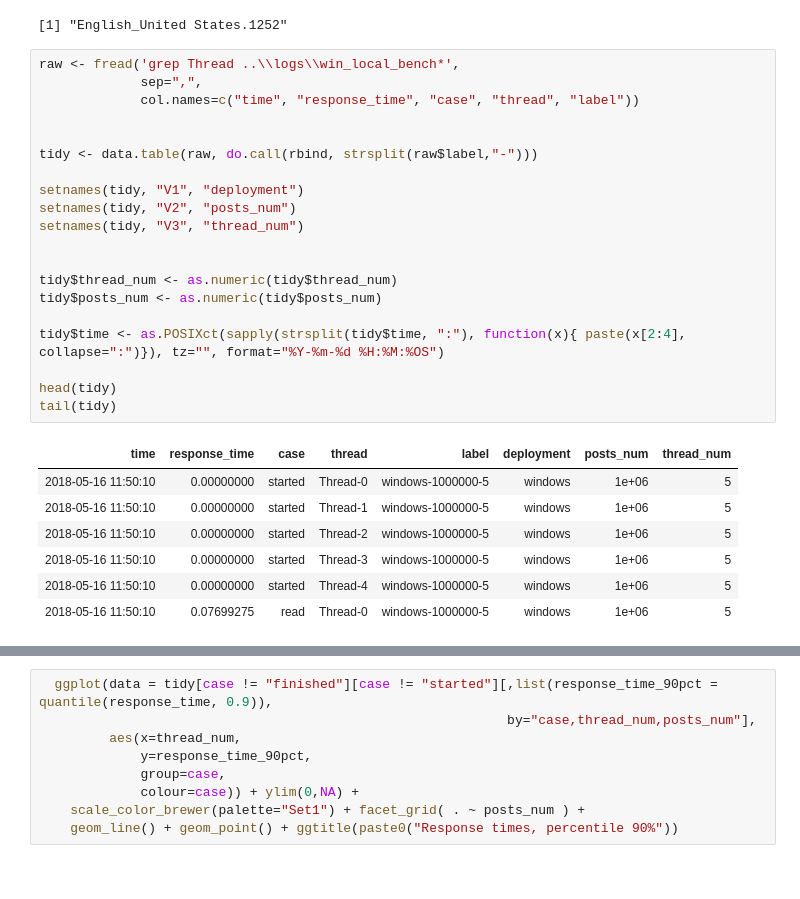
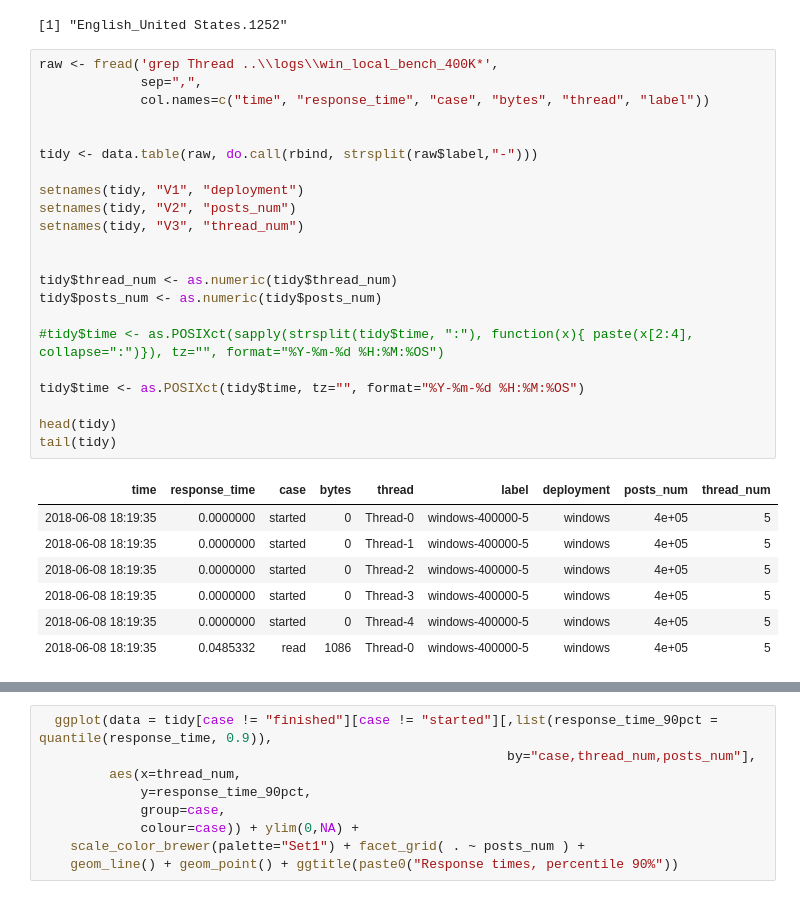
Before and after one commit to Alexander-Minyushkin/mongobch, a Jupyter notebook: report/windows_local.ipynb, the cells around one changed output, grey strips where cells are left out. Saved outputs shown, nothing was run; the diff lists cells and outputs as text.

Commit message:
Additional field in logs: information about size of post in read operation.

```diff
--- a/report/windows_local.ipynb
+++ b/report/windows_local.ipynb
@@ -21,30 +21,32 @@ options(stringsAsFactors = FALSE)
 # %% [output]
 [1] "English_United States.1252"
 # %%
-raw <- fread('grep Thread ..\\logs\\win_local_bench*',
+raw <- fread('grep Thread ..\\logs\\win_local_bench_400K*',
              sep=",",
-             col.names=c("time", "response_time", "case", "thread", "label"))
+             col.names=c("time", "response_time", "case", "bytes", "thread", "label"))
 
 
 tidy <- data.table(raw, do.call(rbind, strsplit(raw$label,"-")))
 
 setnames(tidy, "V1", "deployment")
 setnames(tidy, "V2", "posts_num")
 setnames(tidy, "V3", "thread_num")
 
 
 tidy$thread_num <- as.numeric(tidy$thread_num)
 tidy$posts_num <- as.numeric(tidy$posts_num)
 
-tidy$time <- as.POSIXct(sapply(strsplit(tidy$time, ":"), function(x){ paste(x[2:4], collapse=":")}), tz="", format="%Y-%m-%d %H:%M:%OS")
+#tidy$time <- as.POSIXct(sapply(strsplit(tidy$time, ":"), function(x){ paste(x[2:4], collapse=":")}), tz="", format="%Y-%m-%d %H:%M:%OS")
+
+tidy$time <- as.POSIXct(tidy$time, tz="", format="%Y-%m-%d %H:%M:%OS")
 
 head(tidy)
 tail(tidy)
 # %% [output]
-| time | response_time | case | thread | label | deployment | posts_num | thread_num |
-| 2018-05-16 11:50:10 | 0.00000000 | started | Thread-0 | windows-1000000-5 | windows | 1e+06 | 5 |
-| 2018-05-16 11:50:10 | 0.00000000 | started | Thread-1 | windows-1000000-5 | windows | 1e+06 | 5 |
-| 2018-05-16 11:50:10 | 0.00000000 | started | Thread-2 | windows-1000000-5 | windows | 1e+06 | 5 |
-| 2018-05-16 11:50:10 | 0.00000000 | started | Thread-3 | windows-1000000-5 | windows | 1e+06 | 5 |
-| 2018-05-16 11:50:10 | 0.00000000 | started | Thread-4 | windows-1000000-5 | windows | 1e+06 | 5 |
-| 2018-05-16 11:50:10 | 0.07699275 | read | Thread-0 | windows-1000000-5 | windows | 1e+06 | 5 |
+| time | response_time | case | bytes | thread | label | deployment | posts_num | thread_num |
+| 2018-06-08 18:19:35 | 0.0000000 | started | 0 | Thread-0 | windows-400000-5 | windows | 4e+05 | 5 |
+| 2018-06-08 18:19:35 | 0.0000000 | started | 0 | Thread-1 | windows-400000-5 | windows | 4e+05 | 5 |
+| 2018-06-08 18:19:35 | 0.0000000 | started | 0 | Thread-2 | windows-400000-5 | windows | 4e+05 | 5 |
+| 2018-06-08 18:19:35 | 0.0000000 | started | 0 | Thread-3 | windows-400000-5 | windows | 4e+05 | 5 |
+| 2018-06-08 18:19:35 | 0.0000000 | started | 0 | Thread-4 | windows-400000-5 | windows | 4e+05 | 5 |
+| 2018-06-08 18:19:35 | 0.0485332 | read | 1086 | Thread-0 | windows-400000-5 | windows | 4e+05 | 5 |
```
Also changed, not shown: parts of 4 cells of this notebook, 6 other files.
